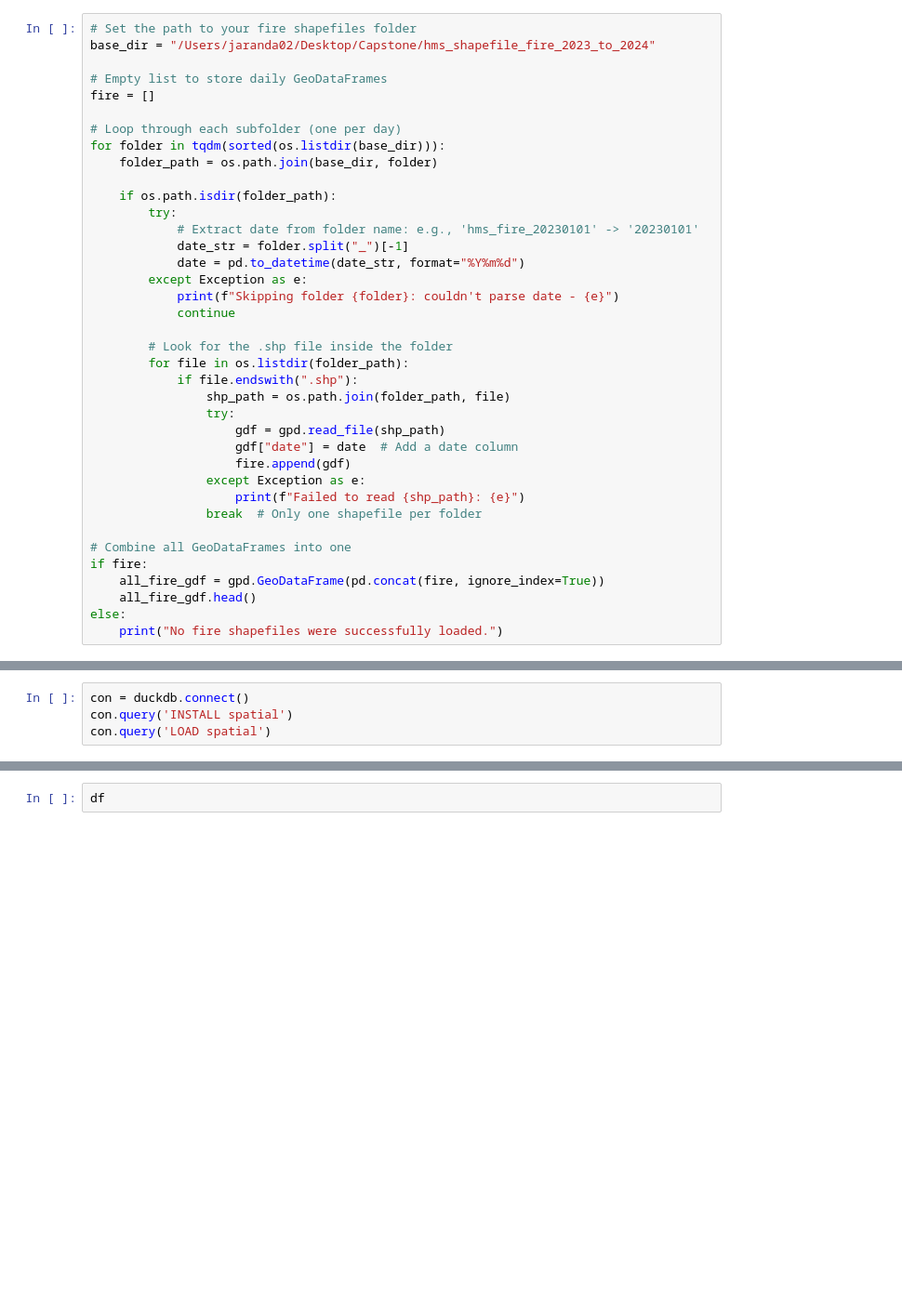
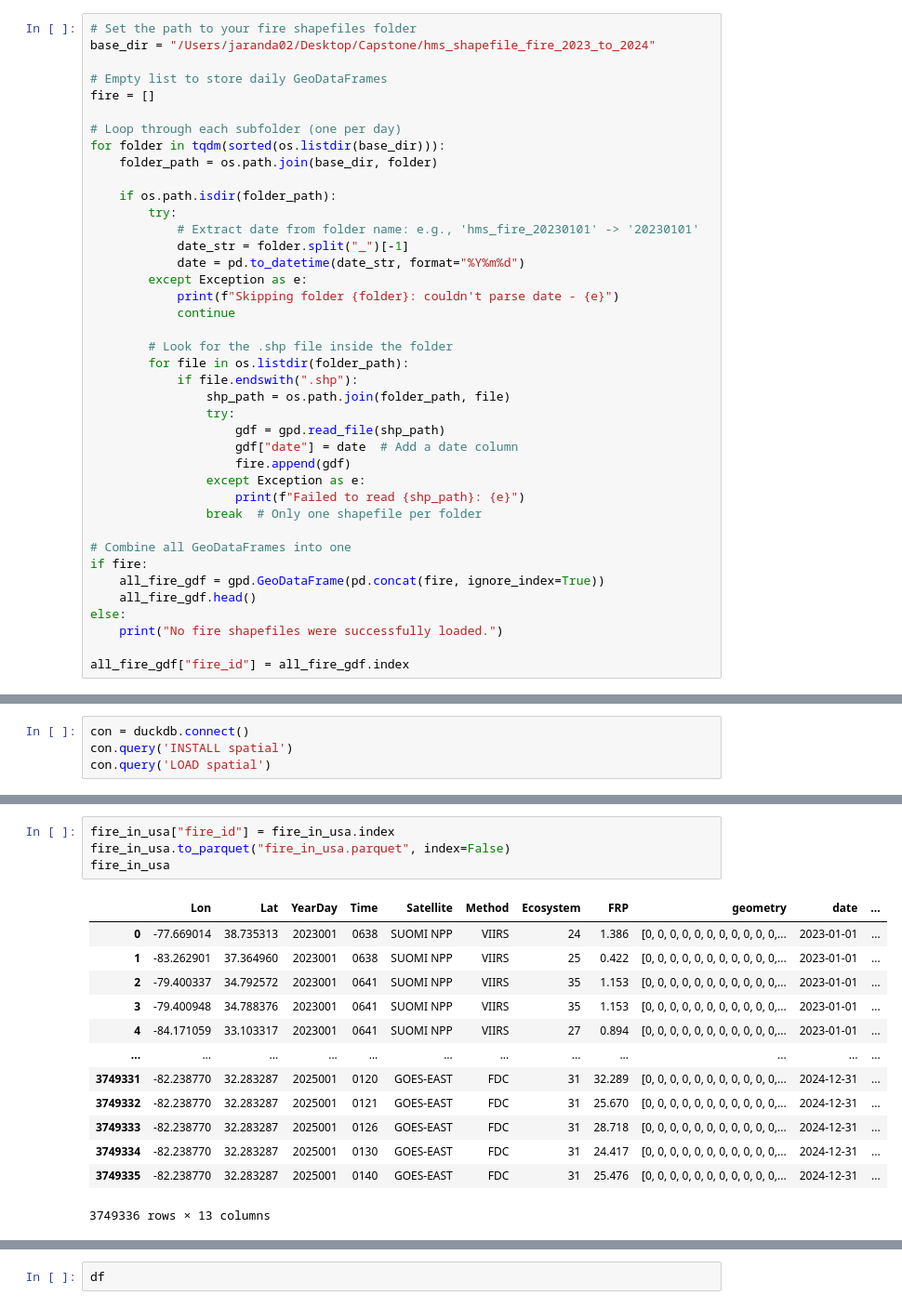
Before and after one commit to txchnothunder/Stats170BSeniorProject, a Jupyter notebook: Capstone.ipynb, the cells around one changed output, grey strips where cells are left out. Shown at 93% size. Cells and saved outputs as stored; diff of their text form; blank space fills up the shorter version.

```diff
--- a/Capstone.ipynb
+++ b/Capstone.ipynb
@@ -126,3 +130,5 @@ if fire:
     all_fire_gdf.head()
 else:
     print("No fire shapefiles were successfully loaded.")
+
+all_fire_gdf["fire_id"] = all_fire_gdf.index
@@ -207,0 +231,18 @@ df = con.execute("""
+# %%
+fire_in_usa["fire_id"] = fire_in_usa.index
+fire_in_usa.to_parquet("fire_in_usa.parquet", index=False)
+fire_in_usa
+# %% [output]
+|  | Lon | Lat | YearDay | Time | Satellite | Method | Ecosystem | FRP | geometry | date | ... |
+| 0 | -77.669014 | 38.735313 | 2023001 | 0638 | SUOMI NPP | VIIRS | 24 | 1.386 | [0, 0, 0, 0, 0, 0, 0, 0, 0, 0, 0,... | 2023-01-01 | ... |
+| 1 | -83.262901 | 37.364960 | 2023001 | 0638 | SUOMI NPP | VIIRS | 25 | 0.422 | [0, 0, 0, 0, 0, 0, 0, 0, 0, 0, 0,... | 2023-01-01 | ... |
+| 2 | -79.400337 | 34.792572 | 2023001 | 0641 | SUOMI NPP | VIIRS | 35 | 1.153 | [0, 0, 0, 0, 0, 0, 0, 0, 0, 0, 0,... | 2023-01-01 | ... |
+| 3 | -79.400948 | 34.788376 | 2023001 | 0641 | SUOMI NPP | VIIRS | 35 | 1.153 | [0, 0, 0, 0, 0, 0, 0, 0, 0, 0, 0,... | 2023-01-01 | ... |
+| 4 | -84.171059 | 33.103317 | 2023001 | 0641 | SUOMI NPP | VIIRS | 27 | 0.894 | [0, 0, 0, 0, 0, 0, 0, 0, 0, 0, 0,... | 2023-01-01 | ... |
+| ... | ... | ... | ... | ... | ... | ... | ... | ... | ... | ... | ... |
+| 3749331 | -82.238770 | 32.283287 | 2025001 | 0120 | GOES-EAST | FDC | 31 | 32.289 | [0, 0, 0, 0, 0, 0, 0, 0, 0, 0, 0,... | 2024-12-31 | ... |
+| 3749332 | -82.238770 | 32.283287 | 2025001 | 0121 | GOES-EAST | FDC | 31 | 25.670 | [0, 0, 0, 0, 0, 0, 0, 0, 0, 0, 0,... | 2024-12-31 | ... |
+| 3749333 | -82.238770 | 32.283287 | 2025001 | 0126 | GOES-EAST | FDC | 31 | 28.718 | [0, 0, 0, 0, 0, 0, 0, 0, 0, 0, 0,... | 2024-12-31 | ... |
+| 3749334 | -82.238770 | 32.283287 | 2025001 | 0130 | GOES-EAST | FDC | 31 | 24.417 | [0, 0, 0, 0, 0, 0, 0, 0, 0, 0, 0,... | 2024-12-31 | ... |
+| 3749335 | -82.238770 | 32.283287 | 2025001 | 0140 | GOES-EAST | FDC | 31 | 25.476 | [0, 0, 0, 0, 0, 0, 0, 0, 0, 0, 0,... | 2024-12-31 | ... |
+3749336 rows × 13 columns
```
Also changed, not shown: parts of 73 cells of this notebook.
